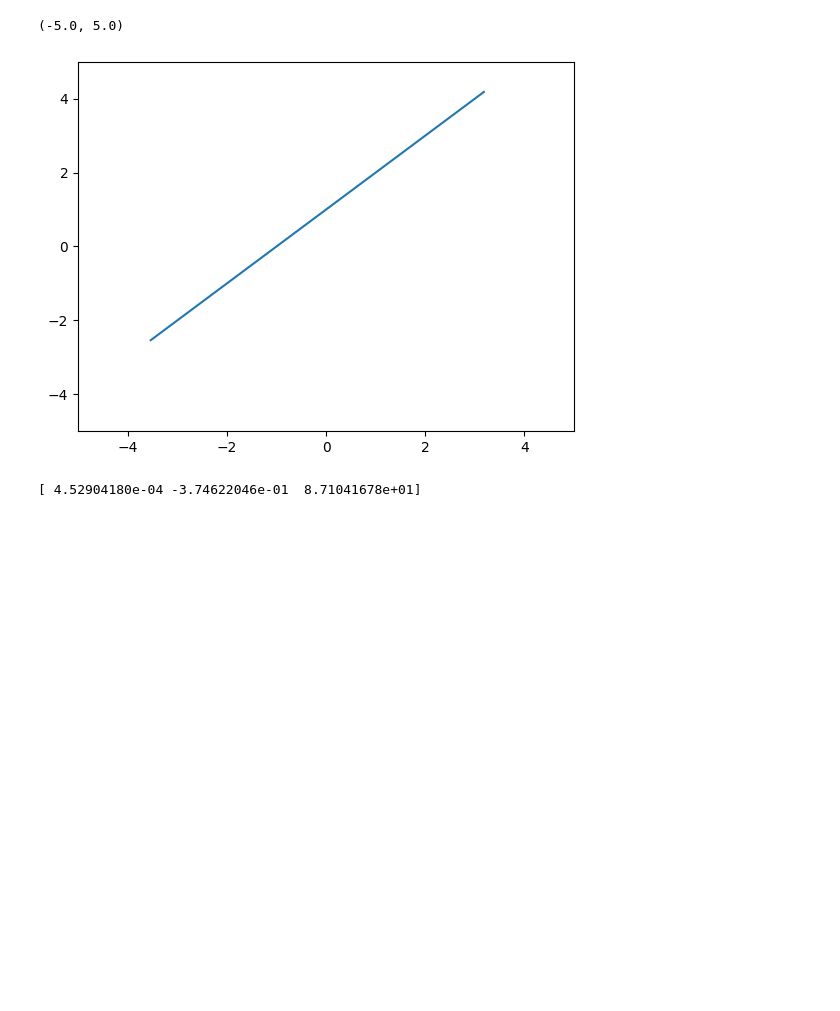
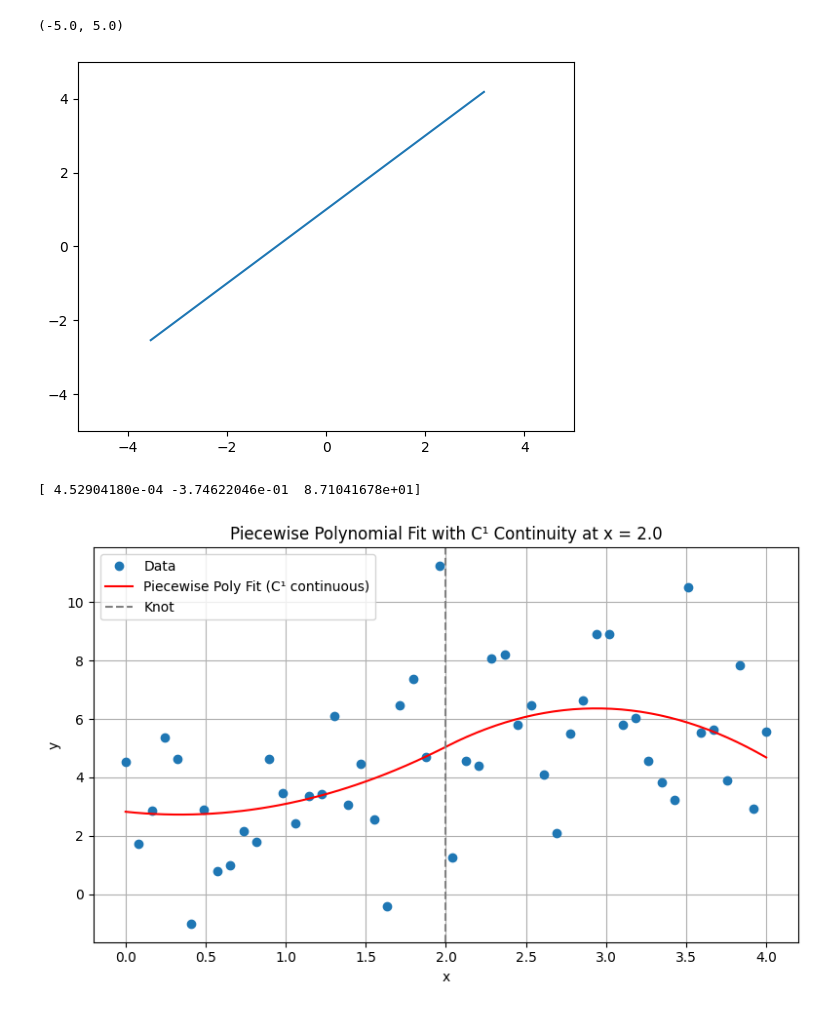
Before and after one commit to s-gerow/SAIL-Plasma, a Jupyter notebook: BeAMED/Test Scripts/playground.ipynb, the cells around one changed output. Saved outputs shown, nothing was run; the diff lists cells and outputs as text; code cells hidden in the pictures; blank space fills up the shorter version.

```diff
--- a/BeAMED/Test Scripts/playground.ipynb
+++ b/BeAMED/Test Scripts/playground.ipynb
@@ -472,3 +472,84 @@ fit = np.polyfit(sensor_count, x_pos, 2)
 print(fit)
 # %% [output]
 [ 4.52904180e-04 -3.74622046e-01  8.71041678e+01]
+# %%
+#from chatgpt
+import numpy as np
+from scipy.optimize import minimize
+import matplotlib.pyplot as plt
+
+# 🔹 Sample data (non-smooth at knot)
+np.random.seed(0)
+x = np.linspace(0, 4, 50)
+y = np.piecewise(x, [x < 2, x >= 2],
+                 [lambda x: 2*x**2 - x + 1,
+                  lambda x: -1.5*x**2 + 10*x - 10]) + np.random.normal(0, 2, size=x.shape)
+
+# 🔹 Split the data at the knot
+knot = 2.0
+x_left = x[x <= knot]
+y_left = y[x <= knot]
+x_right = x[x > knot]
+y_right = y[x > knot]
+
+# 🔹 Degree of each polynomial
+deg = 2
+
+# 🔹 Objective function: sum of squared errors
+def objective(coeffs):
+    a = coeffs[:deg+1]
+    b = coeffs[deg+1:]
+    y_pred_left = np.polyval(a, x_left)
+    y_pred_right = np.polyval(b, x_right)
+    error = np.concatenate([(y_pred_left - y_left), (y_pred_right - y_right)])
+    return np.sum(error**2)
+
+# 🔹 Constraint functions
+def c0_continuity(coeffs):
+    a = coeffs[:deg+1]
+    b = coeffs[deg+1:]
+    return np.polyval(a, knot) - np.polyval(b, knot)
+
+def c1_continuity(coeffs):
+    a = coeffs[:deg+1]
+    b = coeffs[deg+1:]
+    a_deriv = np.polyder(a)
+    b_deriv = np.polyder(b)
+    return np.polyval(a_deriv, knot) - np.polyval(b_deriv, knot)
+
+# 🔹 Initial guess: use separate polyfits
+a0 = np.polyfit(x_left, y_left, deg)
+b0 = np.polyfit(x_right, y_right, deg)
+initial_guess = np.concatenate([a0, b0])
+
+# 🔹 Run optimizer with constraints
+constraints = [
+    {"type": "eq", "fun": c0_continuity},   # C⁰ continuity
+    {"type": "eq", "fun": c1_continuity},   # C¹ continuity
+]
+
+result = minimize(objective, initial_guess, constraints=constraints)
+
+# 🔹 Extract solution
+a_fit = result.x[:deg+1]
+b_fit = result.x[deg+1:]
+
+# 🔹 Plot result
+x_fit = np.linspace(0, 4, 200)
+y_fit = np.piecewise(x_fit, [x_fit <= knot, x_fit > knot],
+                     [lambda x: np.polyval(a_fit, x),
+                      lambda x: np.polyval(b_fit, x)])
+
+plt.figure(figsize=(8, 5))
+plt.plot(x, y, 'o', label='Data')
+plt.plot(x_fit, y_fit, 'r-', label='Piecewise Poly Fit (C¹ continuous)')
+plt.axvline(knot, color='gray', linestyle='--', label='Knot')
+plt.legend()
+plt.title("Piecewise Polynomial Fit with C¹ Continuity at x = {}".format(knot))
+plt.xlabel("x")
+plt.ylabel("y")
+plt.grid(True)
+plt.tight_layout()
+plt.show()
+# %% [output]
+[figure, added]
```
Also changed, not shown: parts of 6 cells of this notebook, 3 other files.
